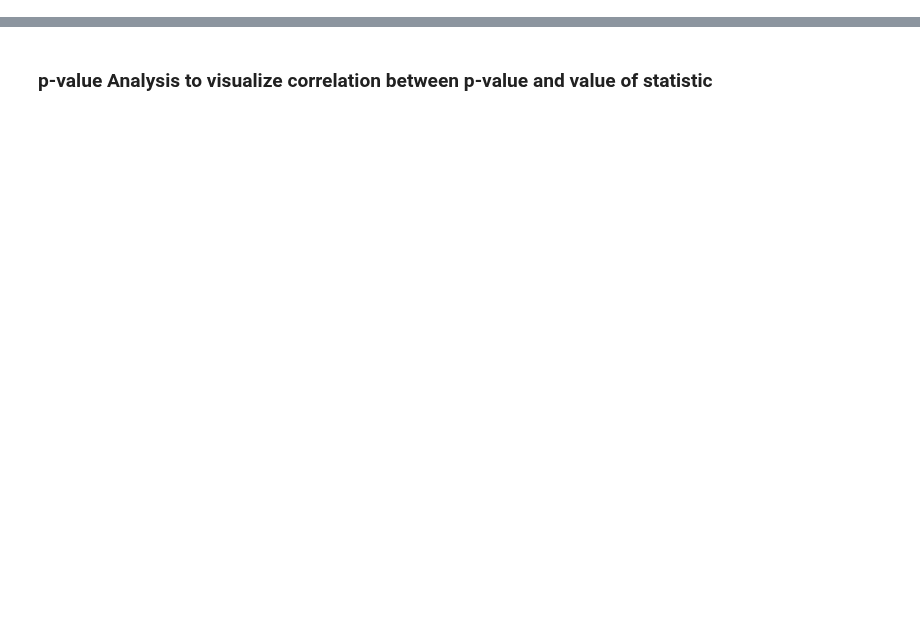
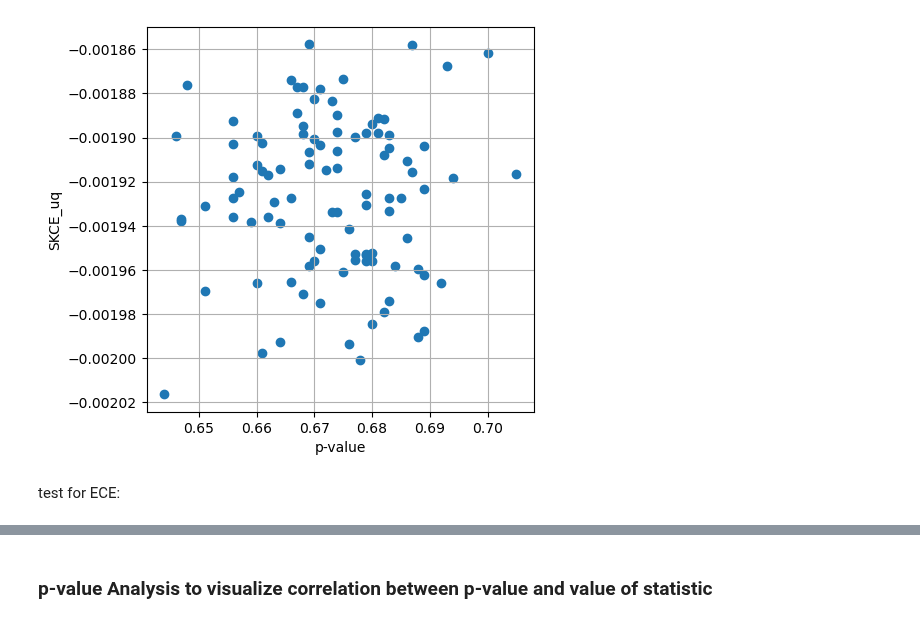
Before and after one commit to mkjuergens/EnsembleCalibration, a Jupyter notebook: ensemblecalibration/calibration/calibration_estimates/evaluate_dists.ipynb, the cells around one changed output, grey strips where cells are left out. Saved outputs shown, nothing was run; the diff lists cells and outputs as text; code cells hidden in the pictures; blank space fills up the shorter version.

```diff
--- a/ensemblecalibration/calibration/calibration_estimates/evaluate_dists.ipynb
+++ b/ensemblecalibration/calibration/calibration_estimates/evaluate_dists.ipynb
@@ -11 +68,11 @@ from ensemblecalibration.calibration.p_value_analysis import _simulation_pvals
+# %%
+fig, ax = plt.subplots(figsize=(5,5))
+ax.scatter(p_vals, stats)
+ax.set_xlabel("p-value")
+ax.set_ylabel("SKCE_uq")
+plt.grid()
+# %% [output]
+[figure, added]
+# %% [markdown]
+test for ECE:
 # %%
```
Also changed, not shown: parts of 22 cells of this notebook, 2 other files.
